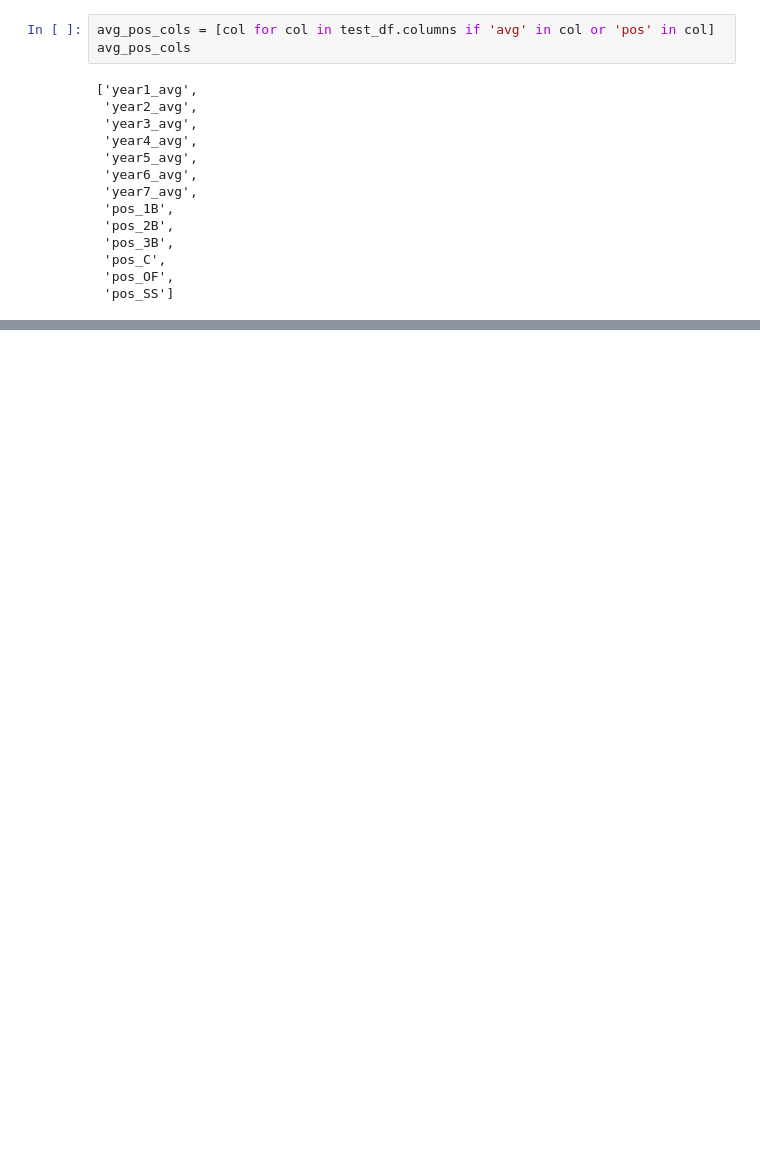
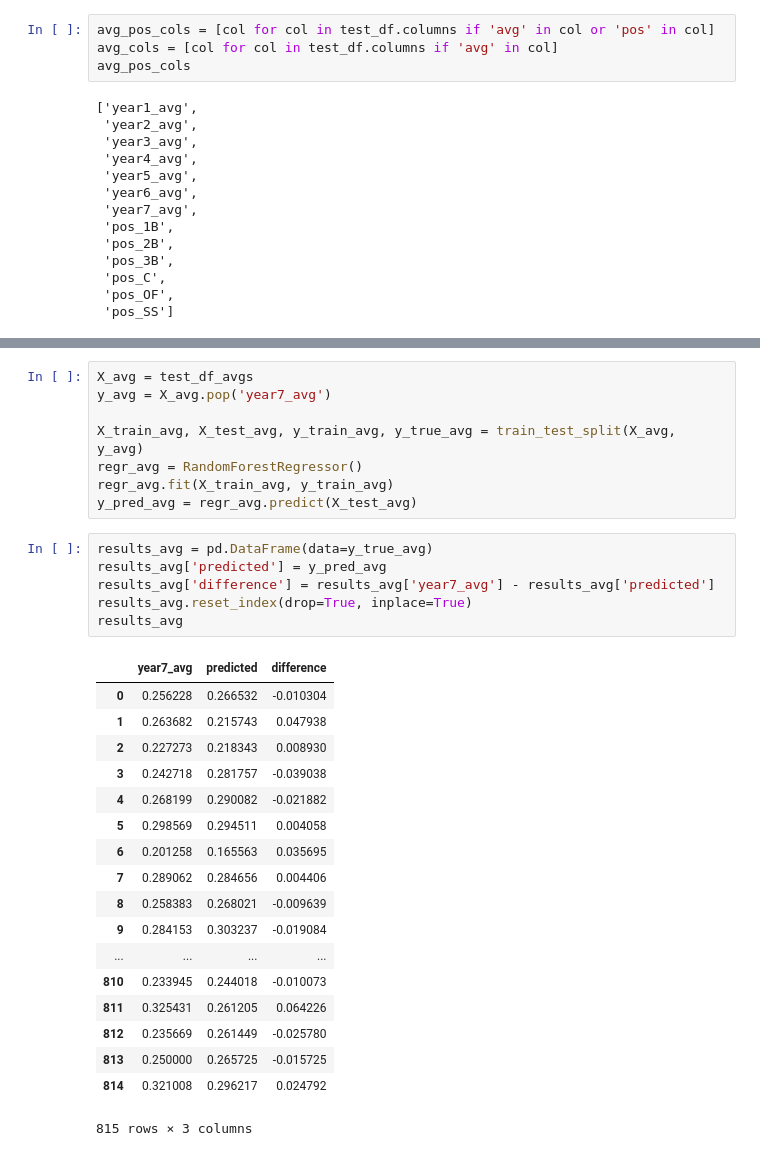
Before and after one commit to aaronmcd1214/Capstone, a Jupyter notebook: Untitled.ipynb, the cells around one changed output, grey strips where cells are left out. Cells and saved outputs as stored; diff of their text form; blank space fills up the shorter version.

```diff
--- a/Untitled.ipynb
+++ b/Untitled.ipynb
@@ -97,5 +117,6 @@ test_df
 # %%
 avg_pos_cols = [col for col in test_df.columns if 'avg' in col or 'pos' in col]
+avg_cols = [col for col in test_df.columns if 'avg' in col]
 avg_pos_cols
 # %% [output]
 ['year1_avg',
@@ -135,0 +183,33 @@ test_df_avgs
+# %%
+X_avg = test_df_avgs
+y_avg = X_avg.pop('year7_avg')
+
+X_train_avg, X_test_avg, y_train_avg, y_true_avg = train_test_split(X_avg, y_avg)
+regr_avg = RandomForestRegressor()
+regr_avg.fit(X_train_avg, y_train_avg)
+y_pred_avg = regr_avg.predict(X_test_avg)
+# %%
+results_avg = pd.DataFrame(data=y_true_avg)
+results_avg['predicted'] = y_pred_avg
+results_avg['difference'] = results_avg['year7_avg'] - results_avg['predicted']
+results_avg.reset_index(drop=True, inplace=True)
+results_avg
+# %% [output]
+|  | year7_avg | predicted | difference |
+| 0 | 0.256228 | 0.266532 | -0.010304 |
+| 1 | 0.263682 | 0.215743 | 0.047938 |
+| 2 | 0.227273 | 0.218343 | 0.008930 |
+| 3 | 0.242718 | 0.281757 | -0.039038 |
+| 4 | 0.268199 | 0.290082 | -0.021882 |
+| 5 | 0.298569 | 0.294511 | 0.004058 |
+| 6 | 0.201258 | 0.165563 | 0.035695 |
+| 7 | 0.289062 | 0.284656 | 0.004406 |
+| 8 | 0.258383 | 0.268021 | -0.009639 |
+| 9 | 0.284153 | 0.303237 | -0.019084 |
+| ... | ... | ... | ... |
+| 810 | 0.233945 | 0.244018 | -0.010073 |
+| 811 | 0.325431 | 0.261205 | 0.064226 |
+| 812 | 0.235669 | 0.261449 | -0.025780 |
+| 813 | 0.250000 | 0.265725 | -0.015725 |
+| 814 | 0.321008 | 0.296217 | 0.024792 |
+815 rows × 3 columns
```
Also changed, not shown: parts of 14 cells of this notebook, 1 other file.
